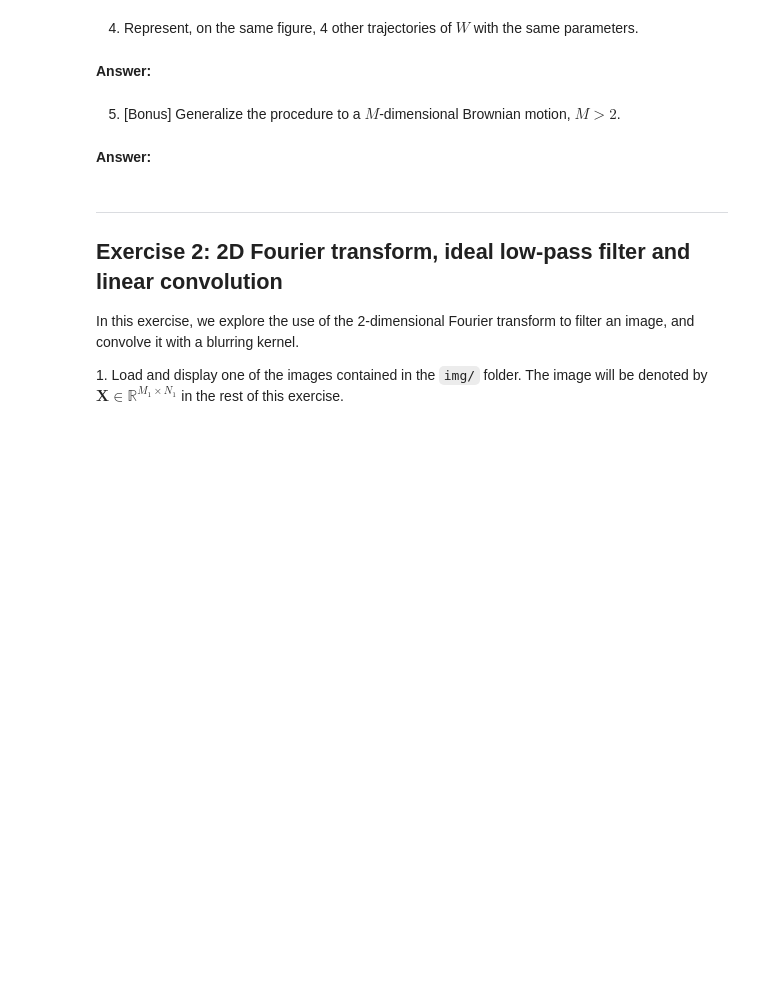
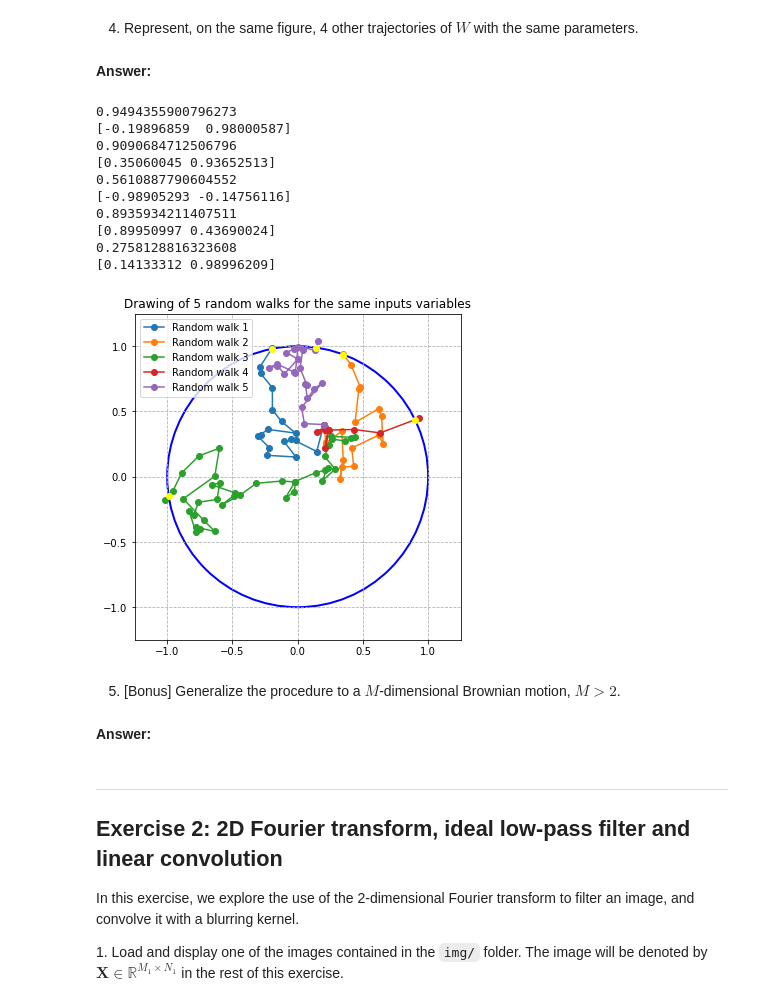
Before and after one commit to azagal952/sdi_python, a Jupyter notebook: Labs/Lab3/lab3.ipynb, the cells around one changed output. Drawn from its saved outputs; the diff is of its cells as text; code cells hidden in the pictures; blank space fills up the shorter version.

```diff
--- a/Labs/Lab3/lab3.ipynb
+++ b/Labs/Lab3/lab3.ipynb
@@ -130,3 +127,41 @@ plt.show()
+# %%
+# your code
+fig, ax = plt.subplots(figsize=(12, 6))
+
+plt.xlim(-1.25,1.25)
+plt.ylim(-1.25,1.25)
+
+for i in range(5):
+    walk, intersection = brownian_motion(1000, np.array([.2, .4]), 1e-2, rng)
+    walk = np.array(walk)
+    print(intersection)
+
+    ax.plot(walk[:,0], walk[:,1], marker='o', label=f"Random walk {i+1}")
+
+    if intersection.size > 0:
+        plt.plot(intersection[0], intersection[1], marker='o', color='yellow')
+
+circle = plt.Circle((0, 0), 1, fill=False, color='blue', linewidth=2)
+ax.add_artist(circle)
+
+ax.grid(linestyle="--", zorder=1)
+ax.set_aspect(1)
+
+plt.legend(loc='best')
+plt.title("Drawing of 5 random walks for the same inputs variables")
+plt.show()
+# %% [output]
+0.9494355900796273
+[-0.19896859  0.98000587]
+0.9090684712506796
+[0.35060045 0.93652513]
+0.5610887790604552
+[-0.98905293 -0.14756116]
+0.8935934211407511
+[0.89950997 0.43690024]
+0.2758128816323608
+[0.14133312 0.98996209]
+[figure, added]
 # %% [markdown]
 5. [Bonus] Generalize the procedure to a $M$-dimensional Brownian motion, $M > 2$.
 # %% [markdown]
```
Also changed, not shown: parts of 3 cells of this notebook.
